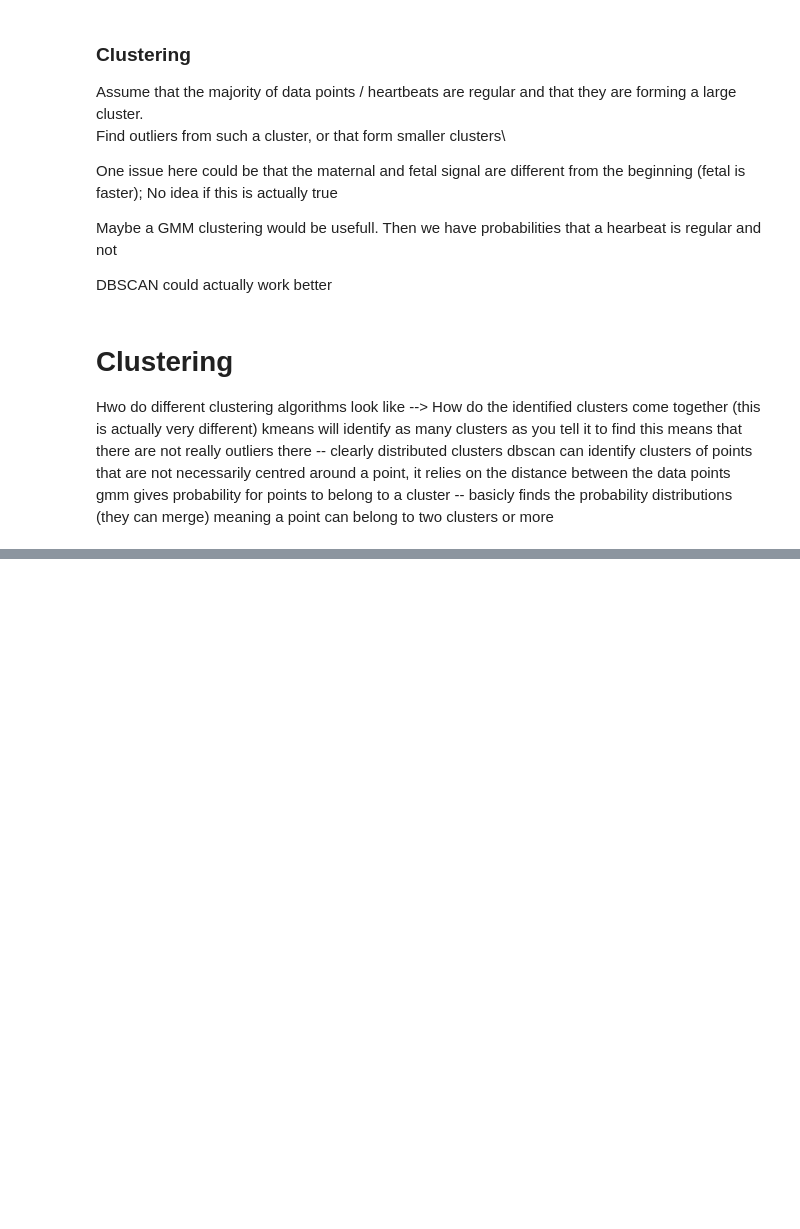
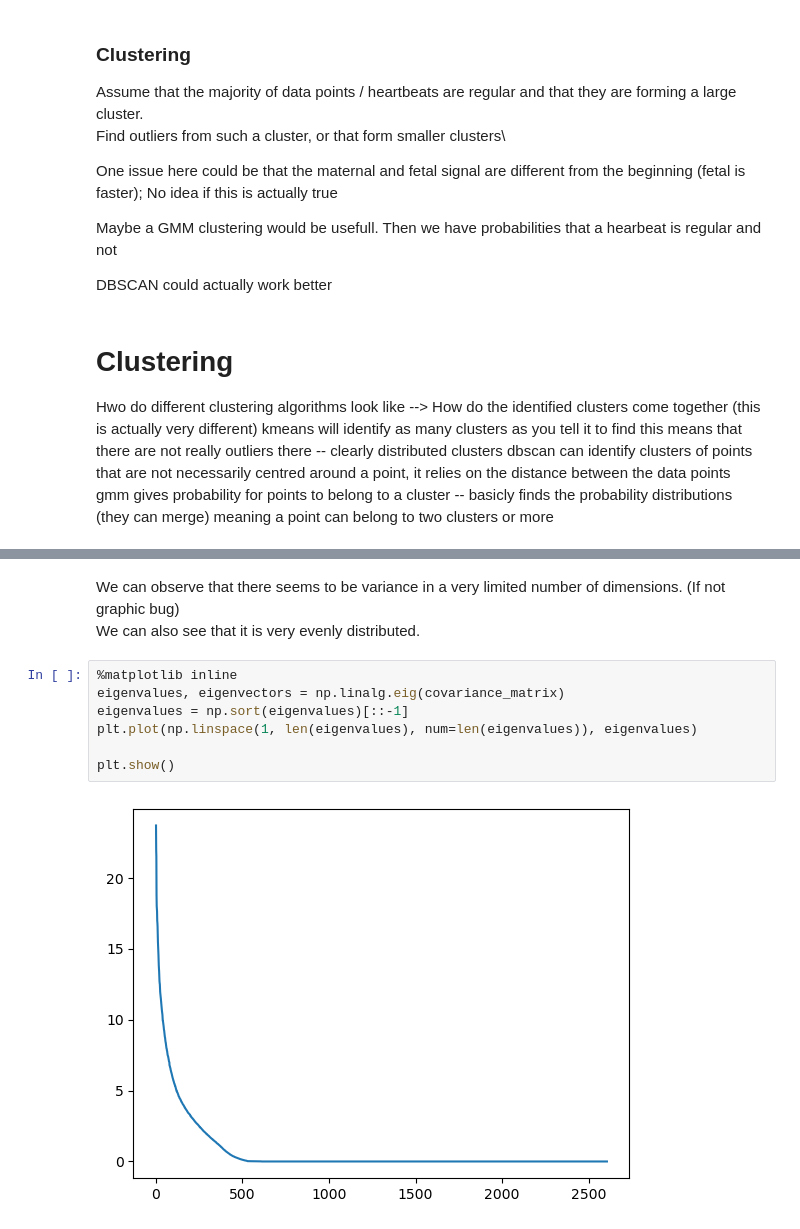
Before and after one commit to Hydropic/Unsupervised-Team-8, a Jupyter notebook: problem-2/jette.ipynb, the cells around one changed output, grey strips where cells are left out. Cells and saved outputs as stored; diff of their text form; blank space fills up the shorter version.

```diff
--- a/problem-2/jette.ipynb
+++ b/problem-2/jette.ipynb
@@ -278,0 +347,12 @@ gmm gives probability for points to belong to a cluster -- basicly finds the pro
+# %% [markdown]
+We can observe that there seems to be variance in a very limited number of dimensions. (If not graphic bug)\
+We can also see that it is very evenly distributed.
+# %%
+%matplotlib inline
+eigenvalues, eigenvectors = np.linalg.eig(covariance_matrix)
+eigenvalues = np.sort(eigenvalues)[::-1]
+plt.plot(np.linspace(1, len(eigenvalues), num=len(eigenvalues)), eigenvalues)
+
+plt.show()
+# %% [output]
+[figure, added]
```
Also changed, not shown: parts of 16 cells of this notebook.
